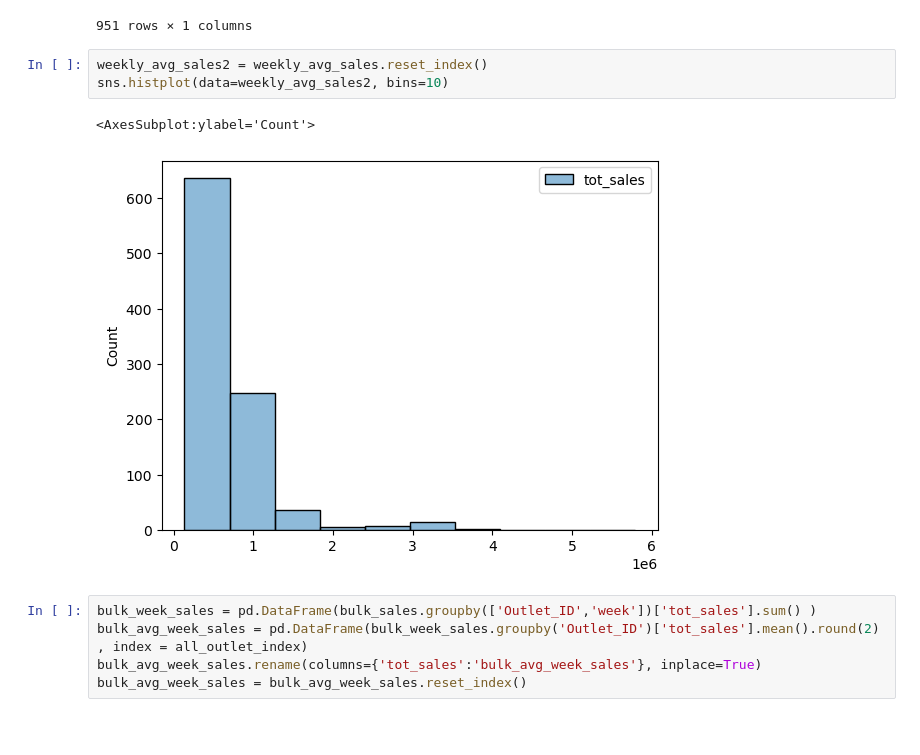
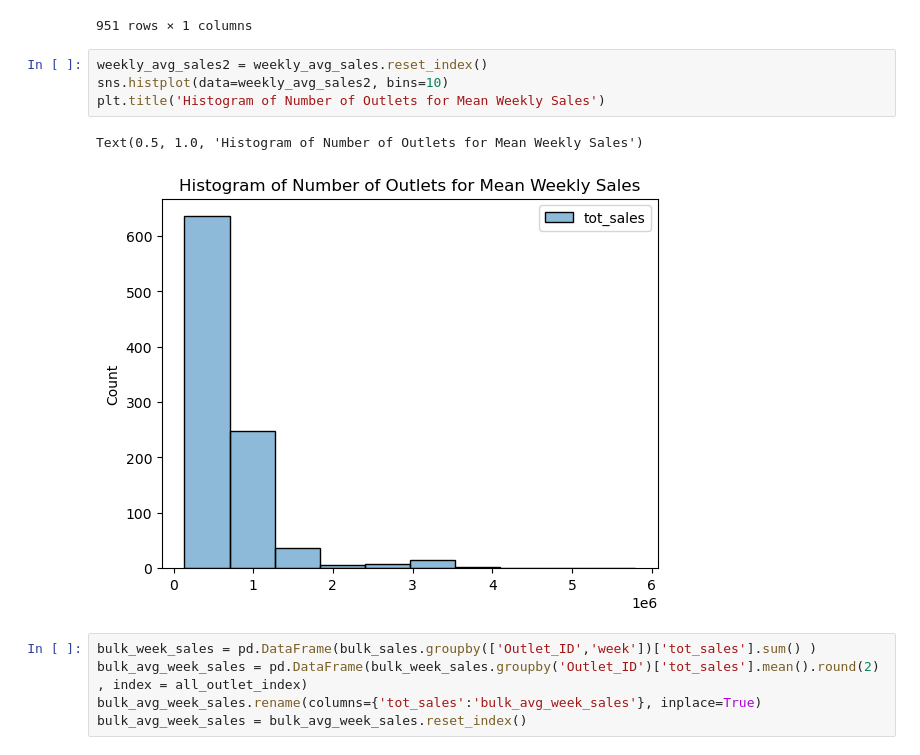
Before and after one commit to navindu-ds/DataStorm-4, a Jupyter notebook: Semifinal Round/semifinals-notebook.ipynb, the cells around one changed output. Saved outputs shown, nothing was run; the diff lists cells and outputs as text; blank space fills up the shorter version.

```diff
--- a/Semifinal Round/semifinals-notebook.ipynb
+++ b/Semifinal Round/semifinals-notebook.ipynb
@@ -578,9 +563,10 @@ weekly_avg_sales
 # %%
 weekly_avg_sales2 = weekly_avg_sales.reset_index()
 sns.histplot(data=weekly_avg_sales2, bins=10)
+plt.title('Histogram of Number of Outlets for Mean Weekly Sales')
 # %% [output]
-<AxesSubplot:ylabel='Count'>
+Text(0.5, 1.0, 'Histogram of Number of Outlets for Mean Weekly Sales')
-[figure, old version]
+[figure, new version]
 # %%
 bulk_week_sales = pd.DataFrame(bulk_sales.groupby(['Outlet_ID','week'])['tot_sales'].sum() )
 bulk_avg_week_sales = pd.DataFrame(bulk_week_sales.groupby('Outlet_ID')['tot_sales'].mean().round(2) , index = all_outlet_index)
```
Also changed, not shown: parts of 17 cells of this notebook.
